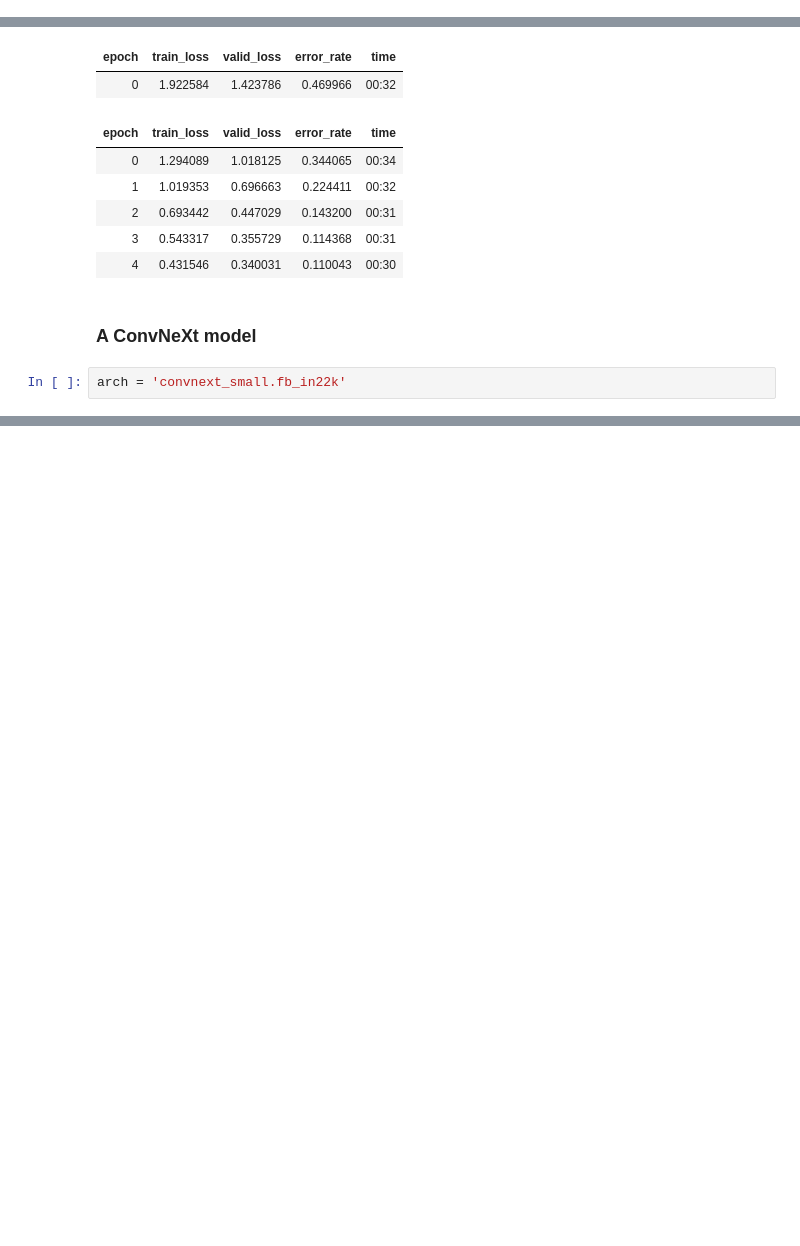
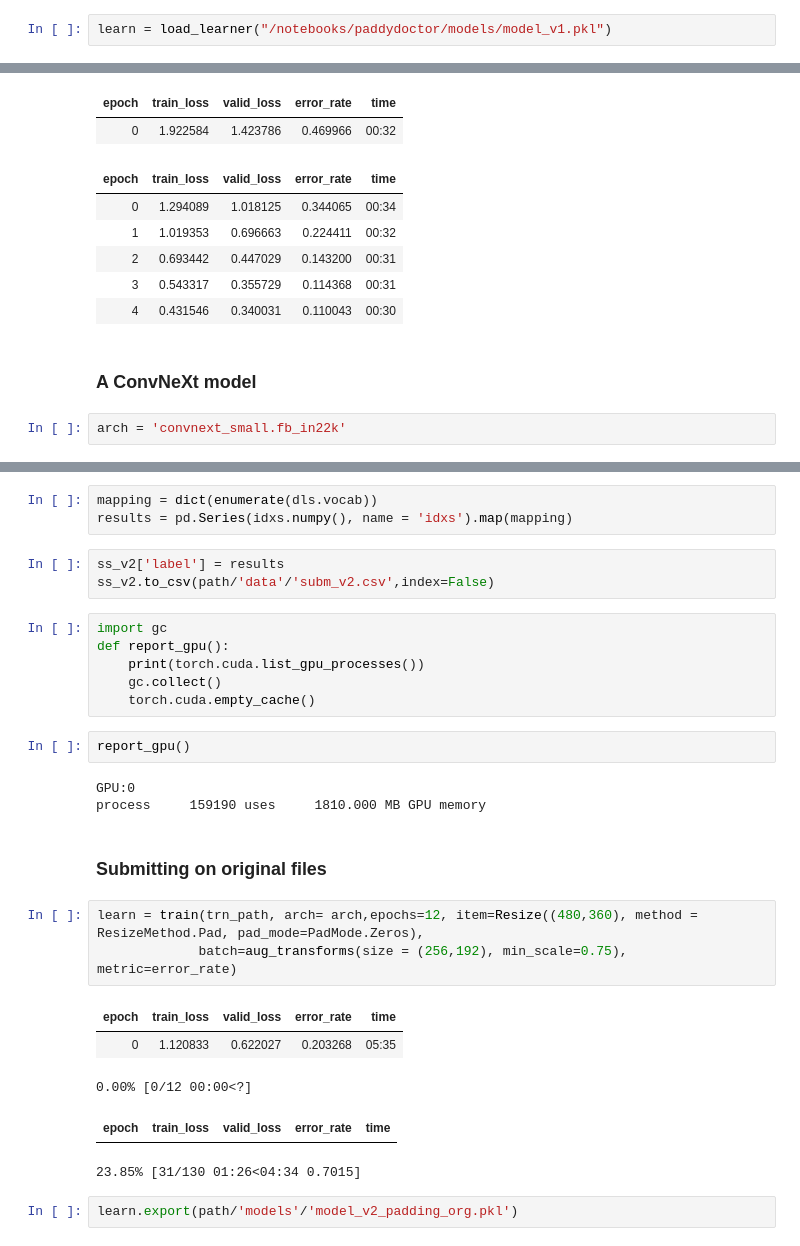
Before and after one commit to pratikasarkar/paddy_doctor, a Jupyter notebook: notebooks/paddydoctor.ipynb, the cells around one changed output, grey strips where cells are left out. Drawn from its saved outputs; the diff is of its cells as text; blank space fills up the shorter version.

```diff
--- a/notebooks/paddydoctor.ipynb
+++ b/notebooks/paddydoctor.ipynb
@@ -97,6 +95,8 @@ ss_v1
 test_files = get_image_files(path/'data'/'test_images').sorted()
 # %%
 tst_dls = dls.test_dl(test_files)
+# %%
+learn = load_learner("/notebooks/paddydoctor/models/model_v1.pkl")
 # %%
 prob,_,idxs = learn.get_preds(dl = tst_dls, with_decoded=True)
 idxs
@@ -171,0 +204,30 @@ learn.export(path/'notebooks'/'models'/'model_v2.pkl')
+# %%
+mapping = dict(enumerate(dls.vocab))
+results = pd.Series(idxs.numpy(), name = 'idxs').map(mapping)
+# %%
+ss_v2['label'] = results
+ss_v2.to_csv(path/'data'/'subm_v2.csv',index=False)
+# %%
+import gc
+def report_gpu():
+    print(torch.cuda.list_gpu_processes())
+    gc.collect()
+    torch.cuda.empty_cache()
+# %%
+report_gpu()
+# %% [output]
+GPU:0
+process     159190 uses     1810.000 MB GPU memory
+# %% [markdown]
+### Submitting on original files
+# %%
+learn = train(trn_path, arch= arch,epochs=12, item=Resize((480,360), method = ResizeMethod.Pad, pad_mode=PadMode.Zeros),
+             batch=aug_transforms(size = (256,192), min_scale=0.75), metric=error_rate)
+# %% [output]
+| epoch | train_loss | valid_loss | error_rate | time |
+| 0 | 1.120833 | 0.622027 | 0.203268 | 05:35 |
+0.00% [0/12 00:00<?]
+| epoch | train_loss | valid_loss | error_rate | time |
+23.85% [31/130 01:26<04:34 0.7015]
+# %%
+learn.export(path/'models'/'model_v2_padding_org.pkl')
```
Also changed, not shown: parts of 22 cells of this notebook.
